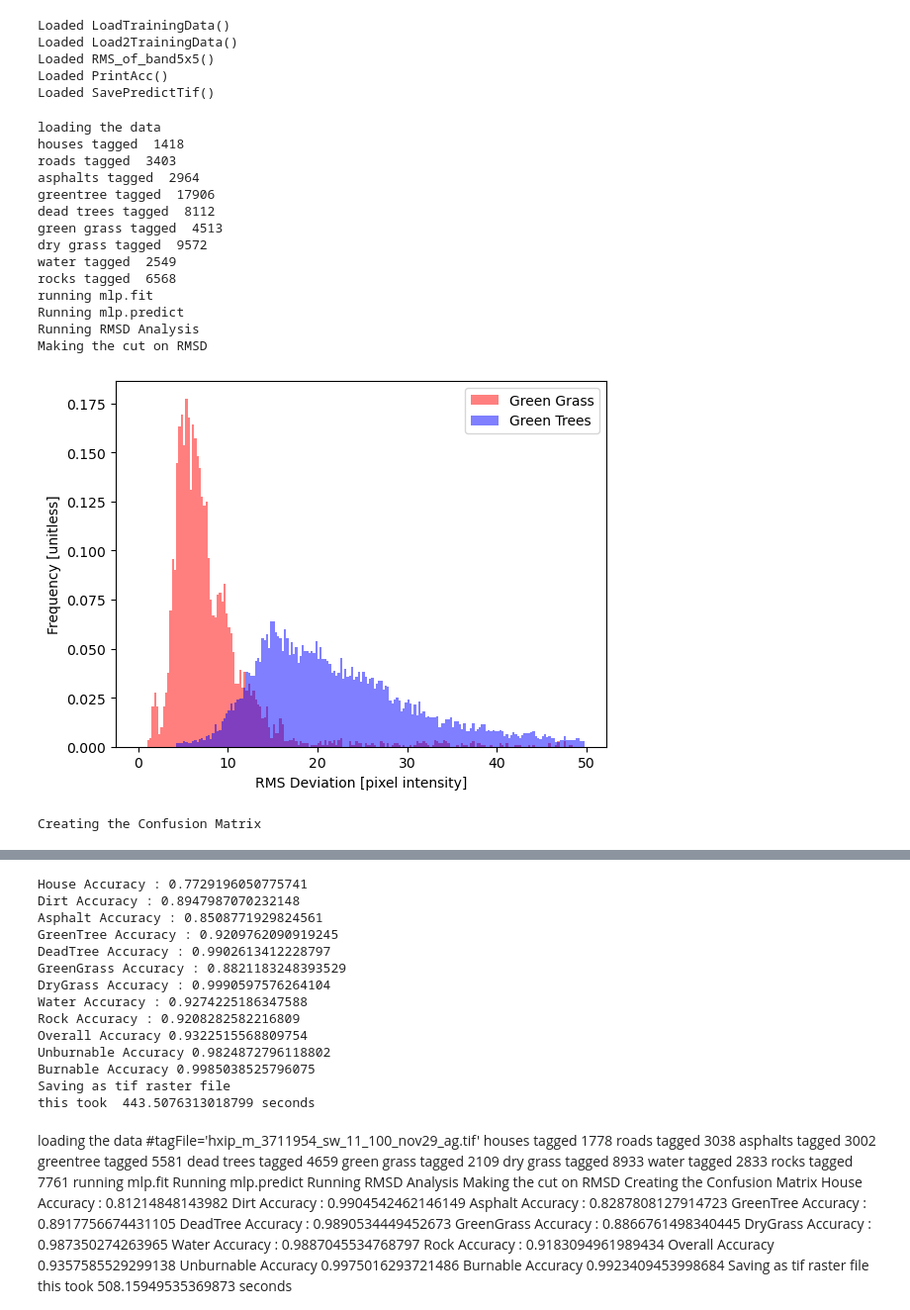
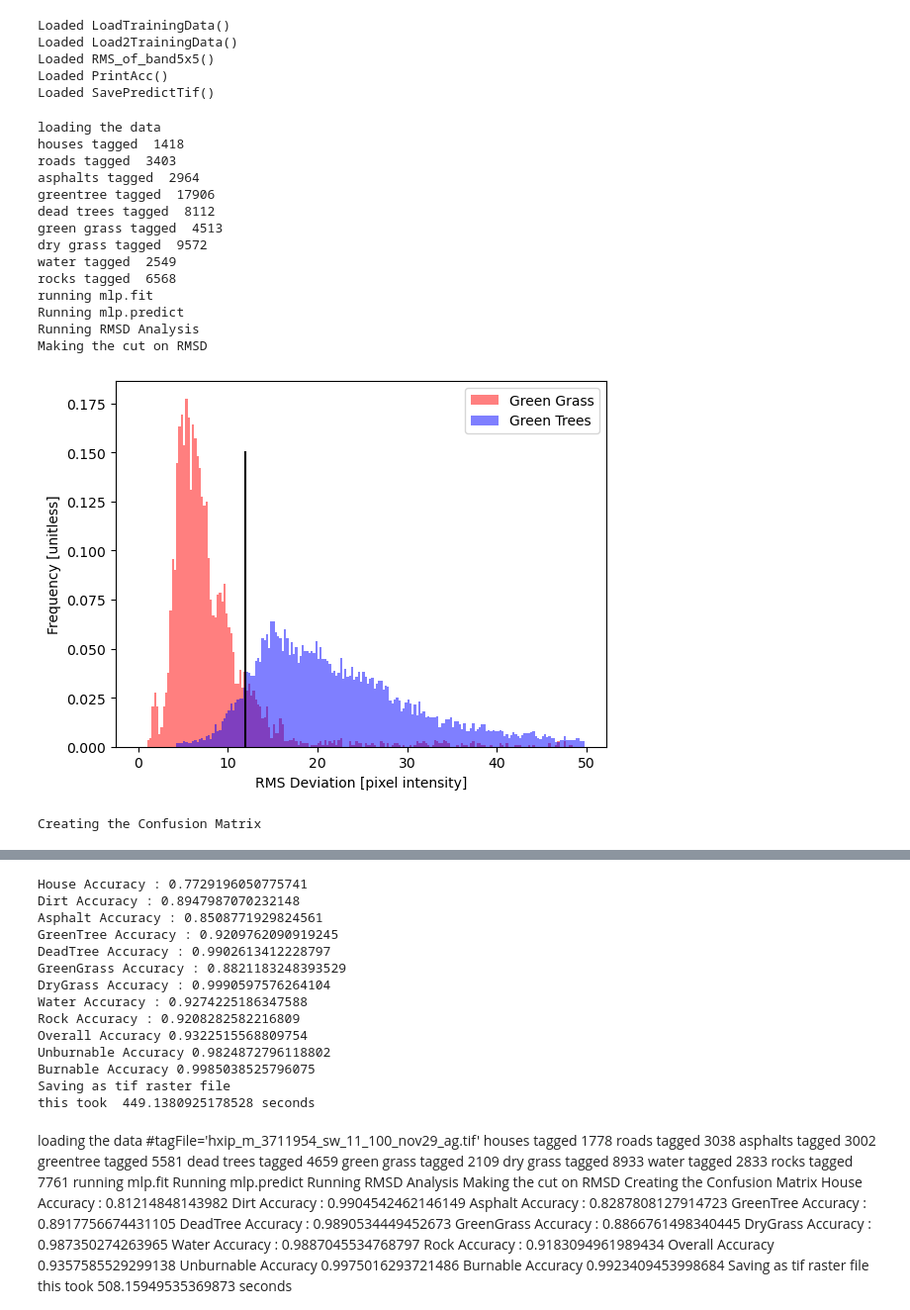
Before and after one commit to wtoslac/fuelmap, a Jupyter notebook: MLP_Fuelmap_SingleMap.ipynb, the cells around one changed output, grey strips where cells are left out. Shown: that part at 99% size. Drawn from its saved outputs; the diff is of its cells as text; code cells hidden in the pictures.

Commit message:
Added vertical bar for RMSD Cut.

```diff
--- a/MLP_Fuelmap_SingleMap.ipynb
+++ b/MLP_Fuelmap_SingleMap.ipynb
@@ -73,6 +73,7 @@ plt.hist(NIR_RMS_6, rmsd_bins, alpha=0.5, label='Green Grass', color='r', densit
 plt.xlabel("RMS Deviation [pixel intensity]")
 plt.ylabel("Frequency [unitless]")
 plt.hist(NIR_RMS_4, rmsd_bins, alpha=0.5, label='Green Trees', color='b',density = True)
+plt.plot([RMSD_CUT,RMSD_CUT],[0,0.15], color='k')
 plt.legend(loc='upper right')
 plt.show()
 
@@ -94,34 +95,34 @@ plt.imshow(cm_norm,cmap='jet',extent=[0.5,9.5,0.5,9.5])
 plt.colorbar()
 
 plt.xlabel("Class Pred")
 ax.set_xticks([1,2,3,4,5,6,7,8,9])
 ax.set_xticklabels(fulltargets)
 plt.xticks(rotation = 45)
 plt.ylabel("Class Tagged")
 ax.set_yticks([1,2,3,4,5,6,7,8,9])
 ax.set_yticklabels(fulltargets[::-1])
 plt.show()
 ############ End Confusion Matrix Test###########
 
 PrintAcc(Y_predict,Y_flat)
 SavePredictTif(Y_predict,imageFile,outFile)
 print('this took ', time.time()-start, 'seconds')
 # %% [output]
 loading the data
 houses tagged  1418
 roads tagged  3403
 asphalts tagged  2964
 greentree tagged  17906
 dead trees tagged  8112
 green grass tagged  4513
 dry grass tagged  9572
 water tagged  2549
 rocks tagged  6568
 running mlp.fit
 Running mlp.predict
 Running RMSD Analysis
 Making the cut on RMSD
-[figure, old version]
+[figure, new version]
 Creating the Confusion Matrix
 [figure]
 House Accuracy : 0.7729196050775741
@@ -137,7 +138,7 @@ Overall Accuracy 0.9322515568809754
 Unburnable Accuracy 0.9824872796118802
 Burnable Accuracy 0.9985038525796075
 Saving as tif raster file
-this took  443.5076313018799 seconds
+this took  449.1380925178528 seconds
 # %% [markdown]
 loading the data #tagFile='hxip_m_3711954_sw_11_100_nov29_ag.tif'
 houses tagged  1778
```
